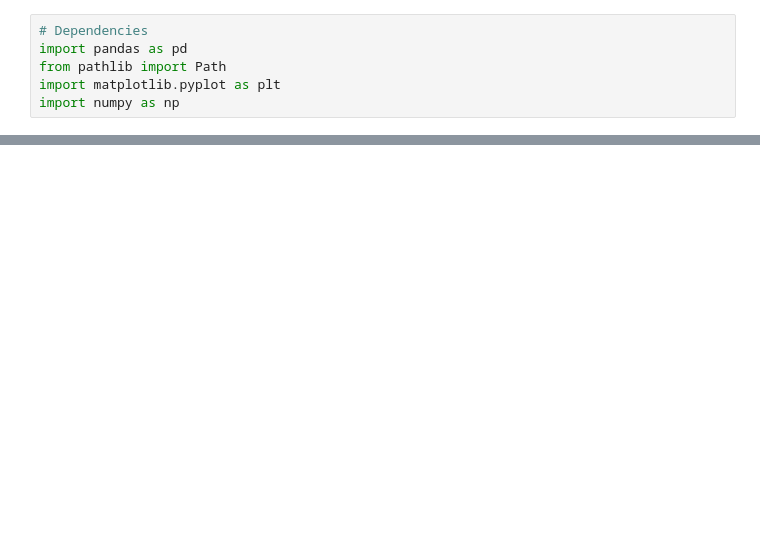
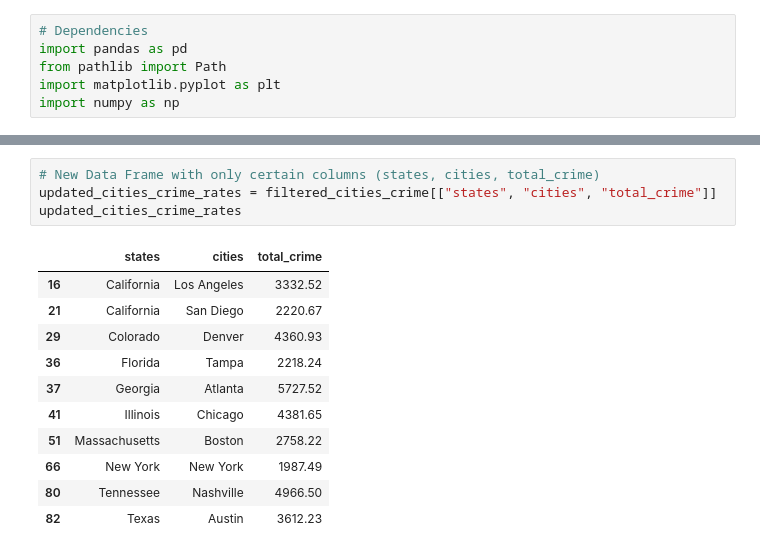
Before and after one commit to benschatz97/group_project_1, a Jupyter notebook: sean_files/population_city_crime/population_city_crime.ipynb, the cells around one changed output, grey strips where cells are left out. Saved outputs shown, nothing was run; the diff lists cells and outputs as text; blank space fills up the shorter version.

```diff
--- a/sean_files/population_city_crime/population_city_crime.ipynb
+++ b/sean_files/population_city_crime/population_city_crime.ipynb
@@ -38,3 +43,19 @@ filtered_cities_crime
 | 66 | New York | New York | 8,804,190 | 1987.49 | 3.39 | 27.56 | 162.42 | 345.52 | 538.90 | ... |
 | 80 | Tennessee | Nashville | 674,942 | 4966.50 | 16.30 | 72.90 | 303.14 | 745.84 | 1,138.17 | ... |
 | 82 | Texas | Austin | 971,949 | 3612.23 | 2.57 | 85.81 | 101.55 | 224.91 | 414.84 | ... |
+# %%
+# New Data Frame with only certain columns (states, cities, total_crime)
+updated_cities_crime_rates = filtered_cities_crime[["states", "cities", "total_crime"]]
+updated_cities_crime_rates
+# %% [output]
+|  | states | cities | total_crime |
+| 16 | California | Los Angeles | 3332.52 |
+| 21 | California | San Diego | 2220.67 |
+| 29 | Colorado | Denver | 4360.93 |
+| 36 | Florida | Tampa | 2218.24 |
+| 37 | Georgia | Atlanta | 5727.52 |
+| 41 | Illinois | Chicago | 4381.65 |
+| 51 | Massachusetts | Boston | 2758.22 |
+| 66 | New York | New York | 1987.49 |
+| 80 | Tennessee | Nashville | 4966.50 |
+| 82 | Texas | Austin | 3612.23 |
```
Also changed, not shown: parts of 6 cells of this notebook, 2 other files.
